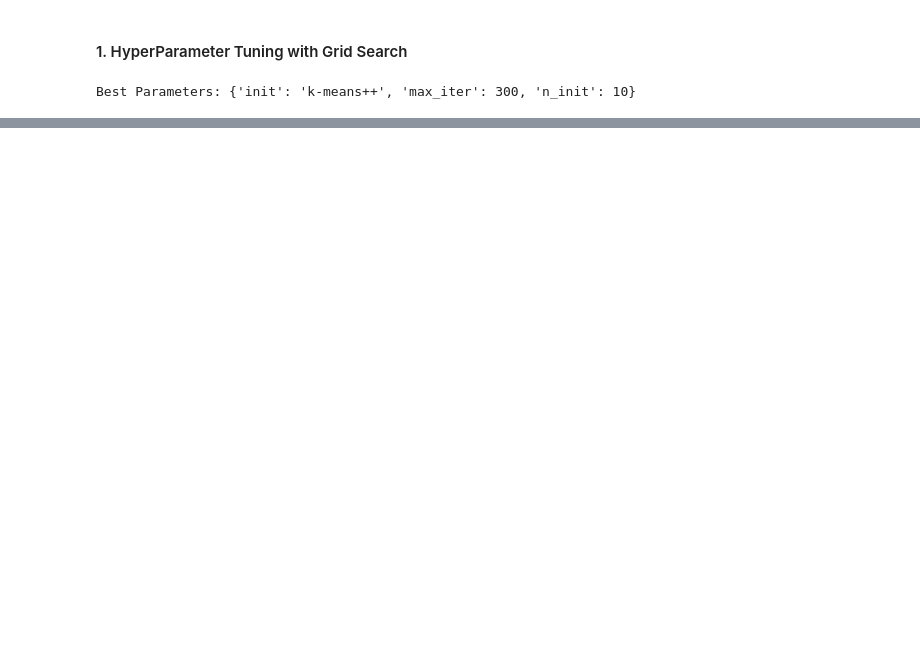
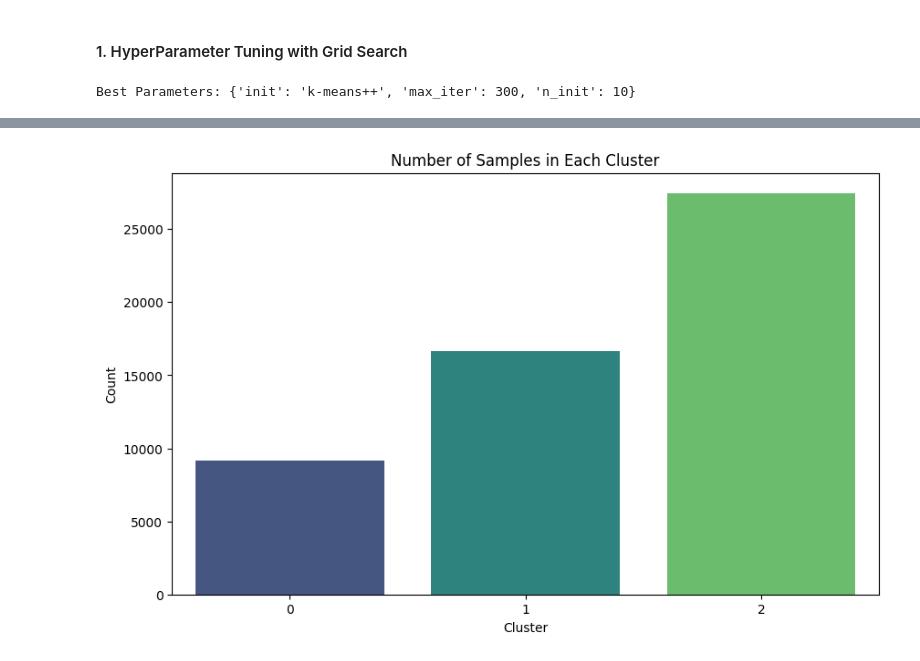
Before and after one commit to enescatagan/HotelDemandAI, a Jupyter notebook: notebooks/prep/app1_cust_seg_ml1_kmeans_tuning.ipynb, the cells around one changed output, grey strips where cells are left out. Cells and saved outputs as stored; diff of their text form; code cells hidden in the pictures; blank space fills up the shorter version.

```diff
--- a/notebooks/prep/app1_cust_seg_ml1_kmeans_tuning.ipynb
+++ b/notebooks/prep/app1_cust_seg_ml1_kmeans_tuning.ipynb
@@ -71,6 +85,16 @@ Cluster Labels: [0 1 1 ... 0 0 1]
 # %%
 # Add Clusters to the Dataset
 transformed_df["Cluster"] = clusters
+# %%
+# Countplot for visualizing the number of samples in each cluster
+plt.figure(figsize=(10, 6))
+sns.countplot(x='Cluster', data=transformed_df, palette='viridis')
+plt.title('Number of Samples in Each Cluster')
+plt.xlabel('Cluster')
+plt.ylabel('Count')
+plt.show()
+# %% [output]
+[figure, added]
 # %%
 from sklearn.decomposition import PCA
 
```
Also changed, not shown: parts of 8 cells of this notebook.
